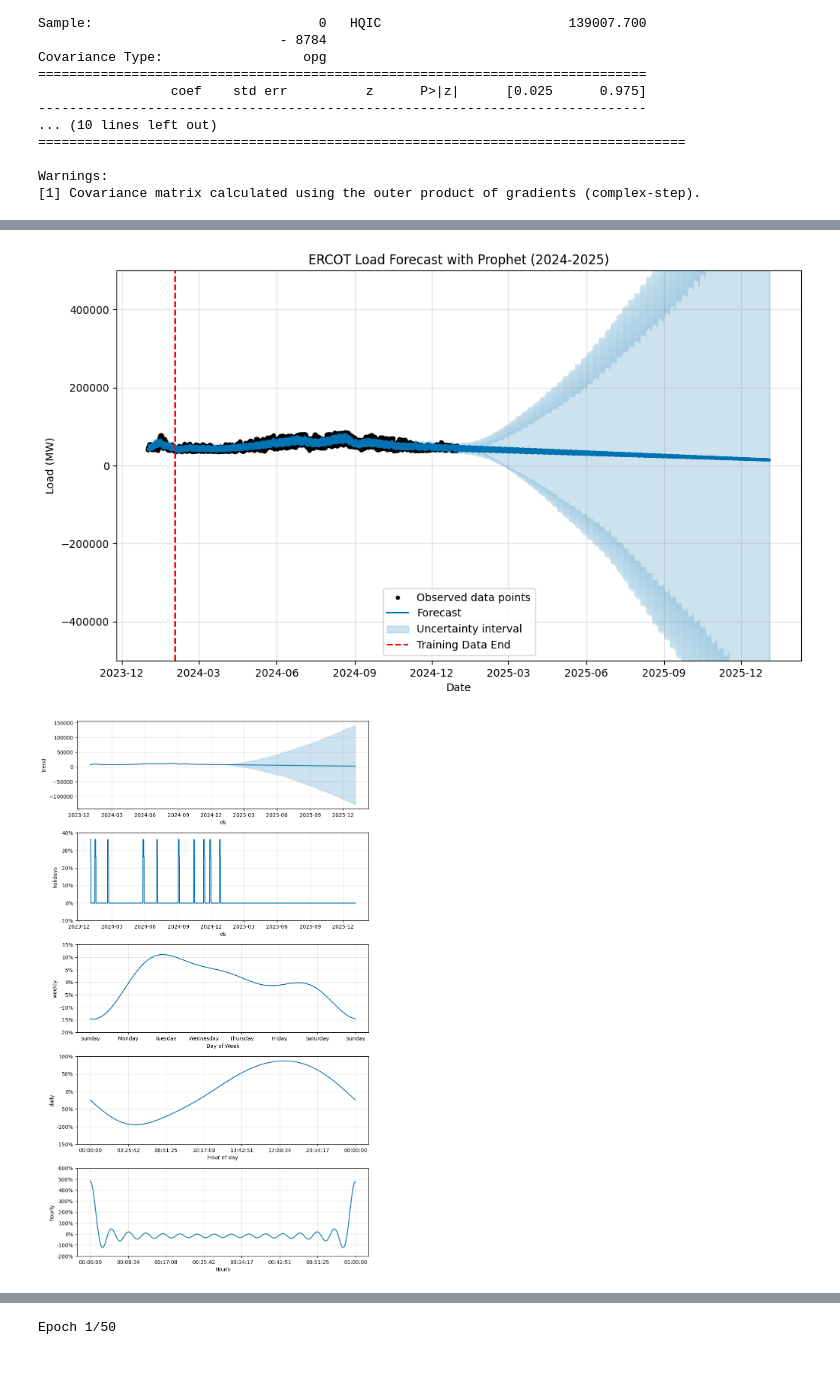
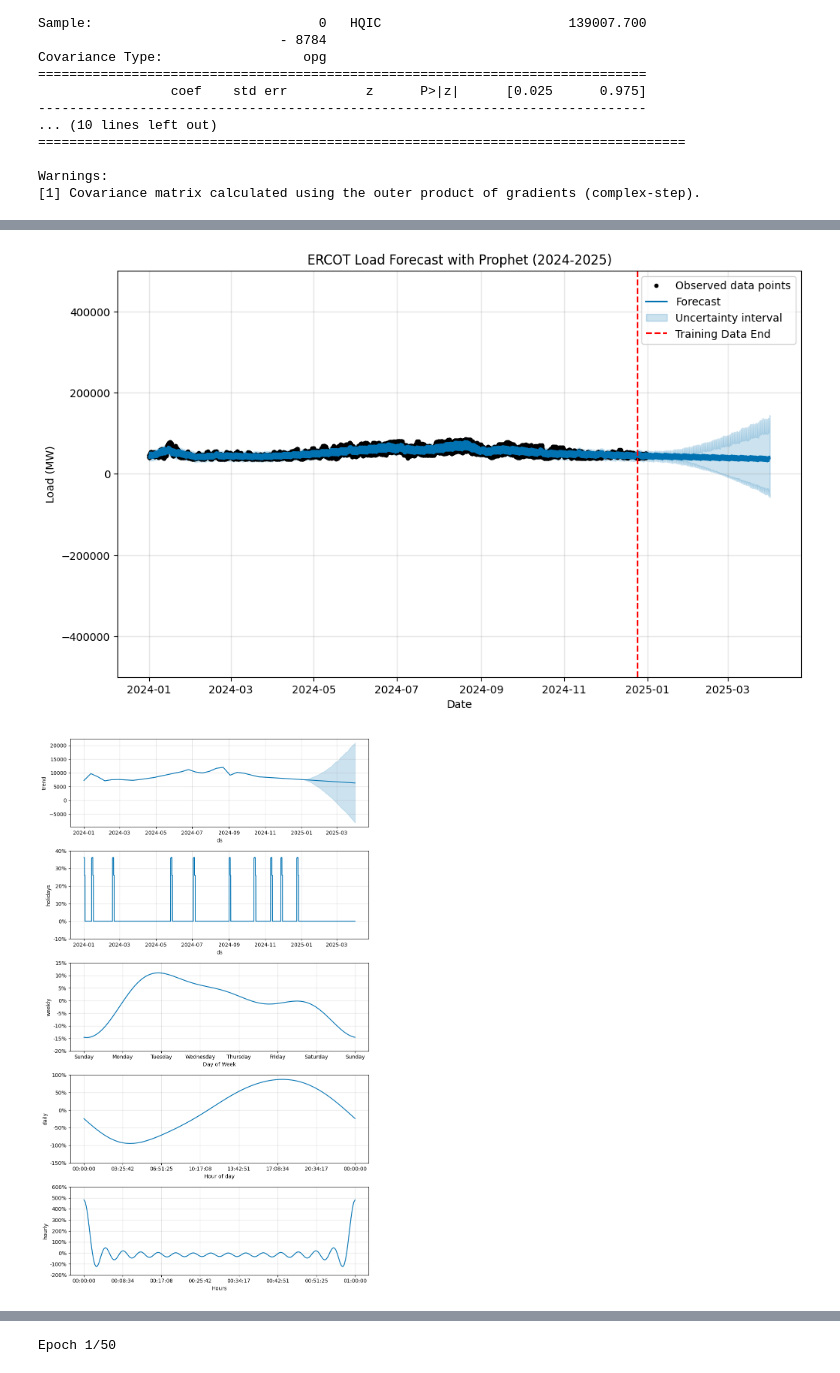
Before and after one commit to QuinnThompson/ECE555_Final_Poject, a Jupyter notebook: test.ipynb, the cells around one changed output, grey strips where cells are left out. Cells and saved outputs as stored; diff of their text form; code cells hidden in the pictures.

Commit message:
Initial commit - experimenting with different models for ERCOT 2024 forecasting using Prophet. Also changed some of the models to a 90 day forecast instead of a year-long model

```diff
--- a/test.ipynb
+++ b/test.ipynb
@@ -176,9 +198,9 @@ model.add_seasonality(
 
 model.fit(prophet_df)
 
-# Create future dataframe (until Feb 5, 2025)
+# Create future dataframe (90 days ahead)
 future = model.make_future_dataframe(
-    periods=24*365 + 24*3,  # Full year + 3 days buffer
+    periods=24*90,  # 90 days ahead
     freq='h',
     include_history=True
 )
@@ -191,11 +213,12 @@ fig = model.plot(forecast)
 plt.title('ERCOT Load Forecast with Prophet (2024-2025)')
 plt.xlabel('Date')
 plt.ylabel('Load (MW)')
-plt.axvline(x=pd.to_datetime('2024-02-02'), color='r', linestyle='--',
+plt.axvline(x=pd.to_datetime('2024-12-25'), color='r', linestyle='--',
            label='Training Data End')
 plt.ylim(-500000, 500000)
 plt.legend()
 plt.show()
+
 
 # Show components
 fig2 = model.plot_components(forecast)
@@ -216,4 +239,4 @@ print(forecast[['ds', 'yhat', 'yhat_lower', 'yhat_upper']].tail())
-[figure, old version]
+[figure, new version]
-[figure, old version]
+[figure, new version]
 Mean Squared Error: 21369112.104174748
 Mean Absolute Error: 3507.123211006066
```
Also changed, not shown: parts of 3 cells of this notebook, 2 other files.
